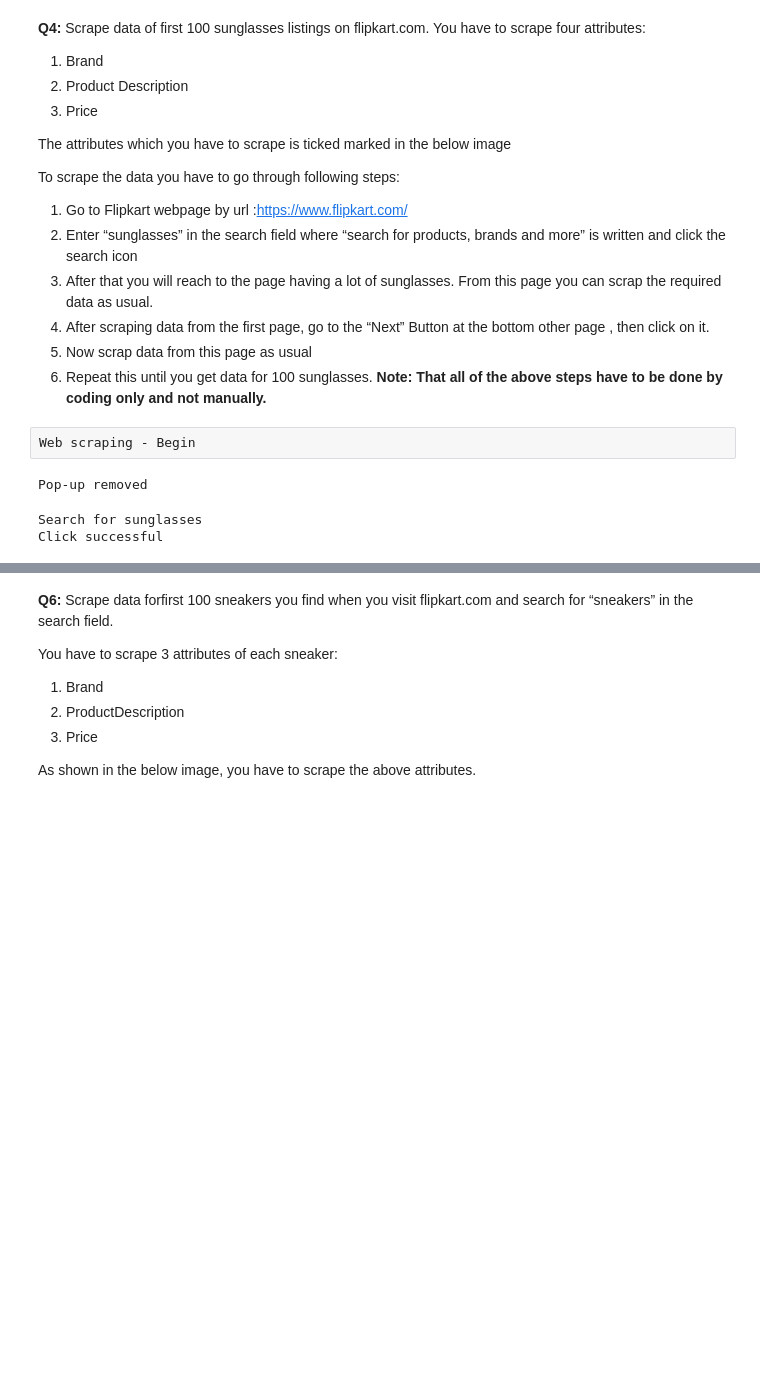
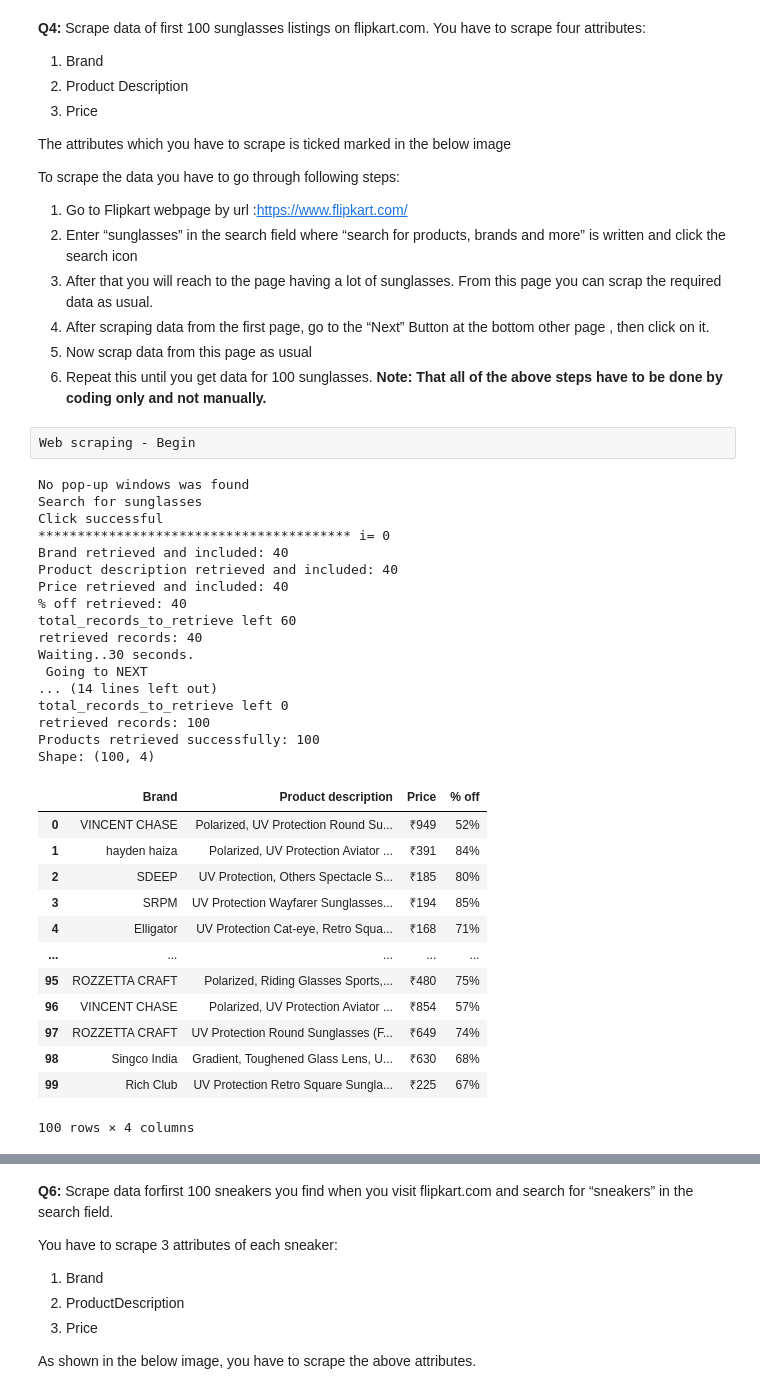
Before and after one commit to matiaga/Internship, a Jupyter notebook: Web Scraping - Assignment-2.ipynb, the cells around one changed output, grey strips where cells are left out. Saved outputs shown, nothing was run; the diff lists cells and outputs as text; code cells hidden in the pictures; blank space fills up the shorter version.

```diff
--- a/Web Scraping - Assignment-2.ipynb
+++ b/Web Scraping - Assignment-2.ipynb
@@ -266,2 +252,0 @@ def search_product(product):
-# %% [raw]
-Web scraping - Begin
@@ -270,15 +333,66 @@ driver = webdriver.Chrome()
+# %% [raw]
+Web scraping - Begin
 # %%
-driver.get("https://www.flipkart.com/")
+driver = webdriver.Chrome()
+
+url = "https://www.flipkart.com/"
+driver.get(url)
 
 # Closing pop-up window
-wait = WebDriverWait(driver, 30)
+wait_time = 3
+time.sleep(wait_time)
 
 remove_popup()
+
+# Search for product
+time.sleep(wait_time)
+
+product = 'sunglasses'
+search_product(product)
+
+# Web scraping the products
+time.sleep(5)
+df_products = retrieve_products(100)
+
+# Checking the size of dataframe
+print(f"Shape: {df_products.shape}")
+
+# Cleaning driver
+driver.quit()
+
+df_products = cleaning_products(df_products)
+display(df_products)
+
+# Saving the result dataset
+df_products.to_csv('webScraping2_datasets/q4_products.csv')
 # %% [output]
-Pop-up removed
+No pop-up windows was found
+Search for sunglasses
+Click successful
+**************************************** i= 0
+Brand retrieved and included: 40
+Product description retrieved and included: 40
+Price retrieved and included: 40
+% off retrieved: 40
+total_records_to_retrieve left 60
+retrieved records: 40
+Waiting..30 seconds.
+ Going to NEXT
+... (14 lines left out)
+total_records_to_retrieve left 0
+retrieved records: 100
+Products retrieved successfully: 100
+Shape: (100, 4)
+|  | Brand | Product description | Price | % off |
+| 0 | VINCENT CHASE | Polarized, UV Protection Round Su... | ₹949 | 52% |
+| 1 | hayden haiza | Polarized, UV Protection Aviator ... | ₹391 | 84% |
+| 2 | SDEEP | UV Protection, Others Spectacle S... | ₹185 | 80% |
+| 3 | SRPM | UV Protection Wayfarer Sunglasses... | ₹194 | 85% |
+| 4 | Elligator | UV Protection Cat-eye, Retro Squa... | ₹168 | 71% |
+| ... | ... | ... | ... | ... |
+| 95 | ROZZETTA CRAFT | Polarized, Riding Glasses Sports,... | ₹480 | 75% |
+| 96 | VINCENT CHASE | Polarized, UV Protection Aviator ... | ₹854 | 57% |
+| 97 | ROZZETTA CRAFT | UV Protection Round Sunglasses (F... | ₹649 | 74% |
+| 98 | Singco India | Gradient, Toughened Glass Lens, U... | ₹630 | 68% |
+| 99 | Rich Club | UV Protection Retro Square Sungla... | ₹225 | 67% |
+100 rows × 4 columns
-# %%
-product = 'sunglasses'
-search_product(product)
-# %% [output]
-Search for sunglasses
-Click successful
```
Also changed, not shown: parts of 47 cells of this notebook, 7 other files.
